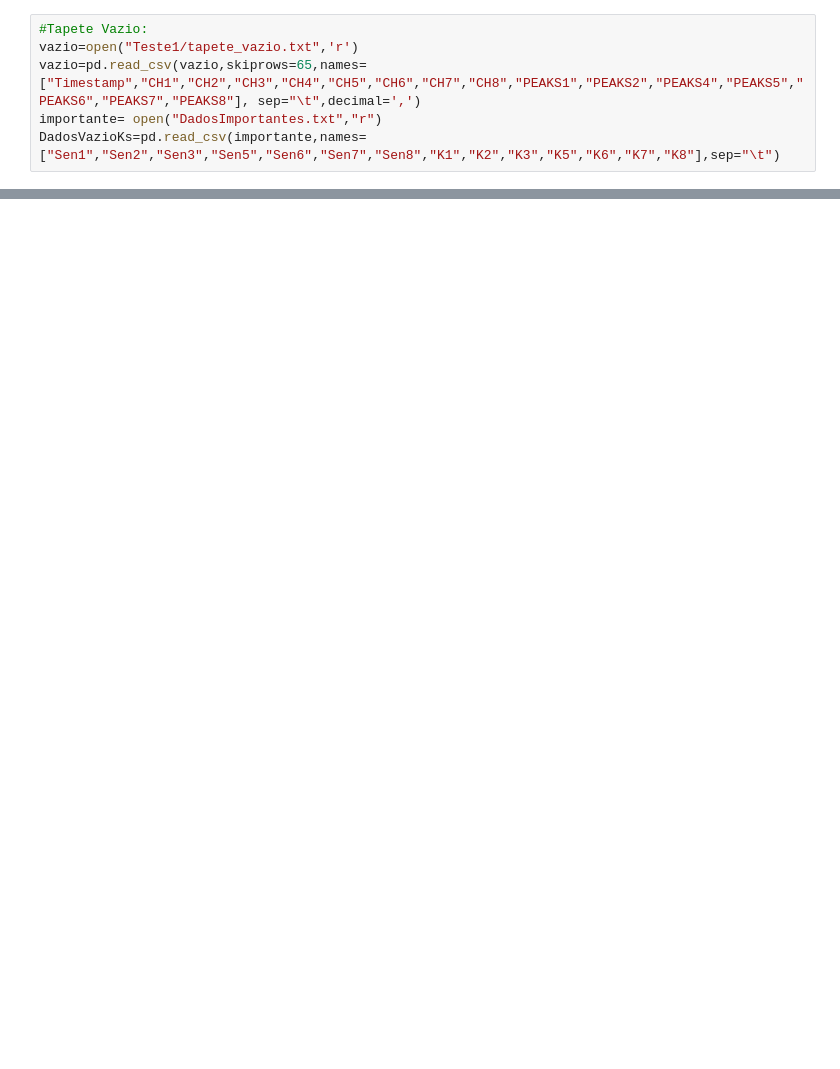
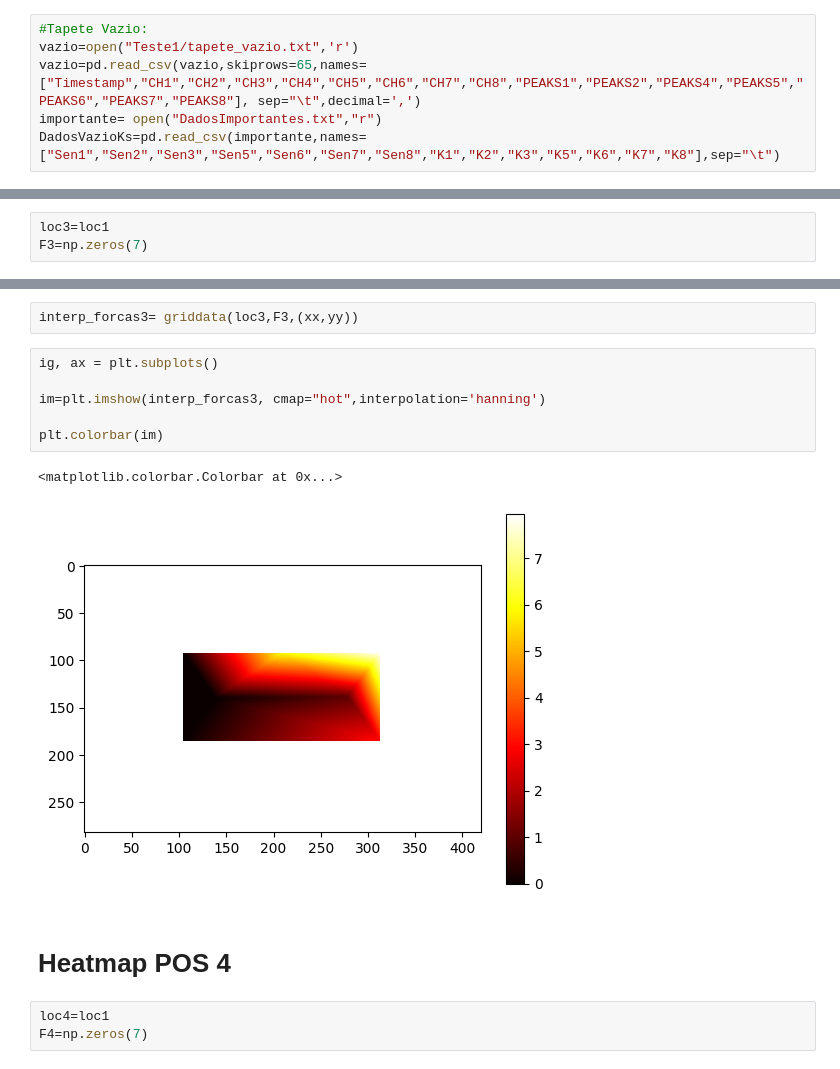
Before and after one commit to NicolasLSchneebeli/IC-TesteInicial, a Jupyter notebook: Teste1-Tapete.ipynb, the cells around one changed output, grey strips where cells are left out. Cells and saved outputs as stored; diff of their text form; blank space fills up the shorter version.

```diff
--- a/Teste1-Tapete.ipynb
+++ b/Teste1-Tapete.ipynb
@@ -115,0 +264,3 @@ for i in range (0,tapetepos.shape[0]):
+# %%
+loc3=loc1
+F3=np.zeros(7)
@@ -115,0 +305,16 @@ for i in range (0,tapetepos.shape[0]):
+# %%
+interp_forcas3= griddata(loc3,F3,(xx,yy))
+# %%
+ig, ax = plt.subplots()
+
+im=plt.imshow(interp_forcas3, cmap="hot",interpolation='hanning')
+
+plt.colorbar(im)
+# %% [output]
+<matplotlib.colorbar.Colorbar at 0x...>
+[figure, added]
+# %% [markdown]
+# Heatmap POS 4
+# %%
+loc4=loc1
+F4=np.zeros(7)
```
Also changed, not shown: parts of 41 cells of this notebook.
